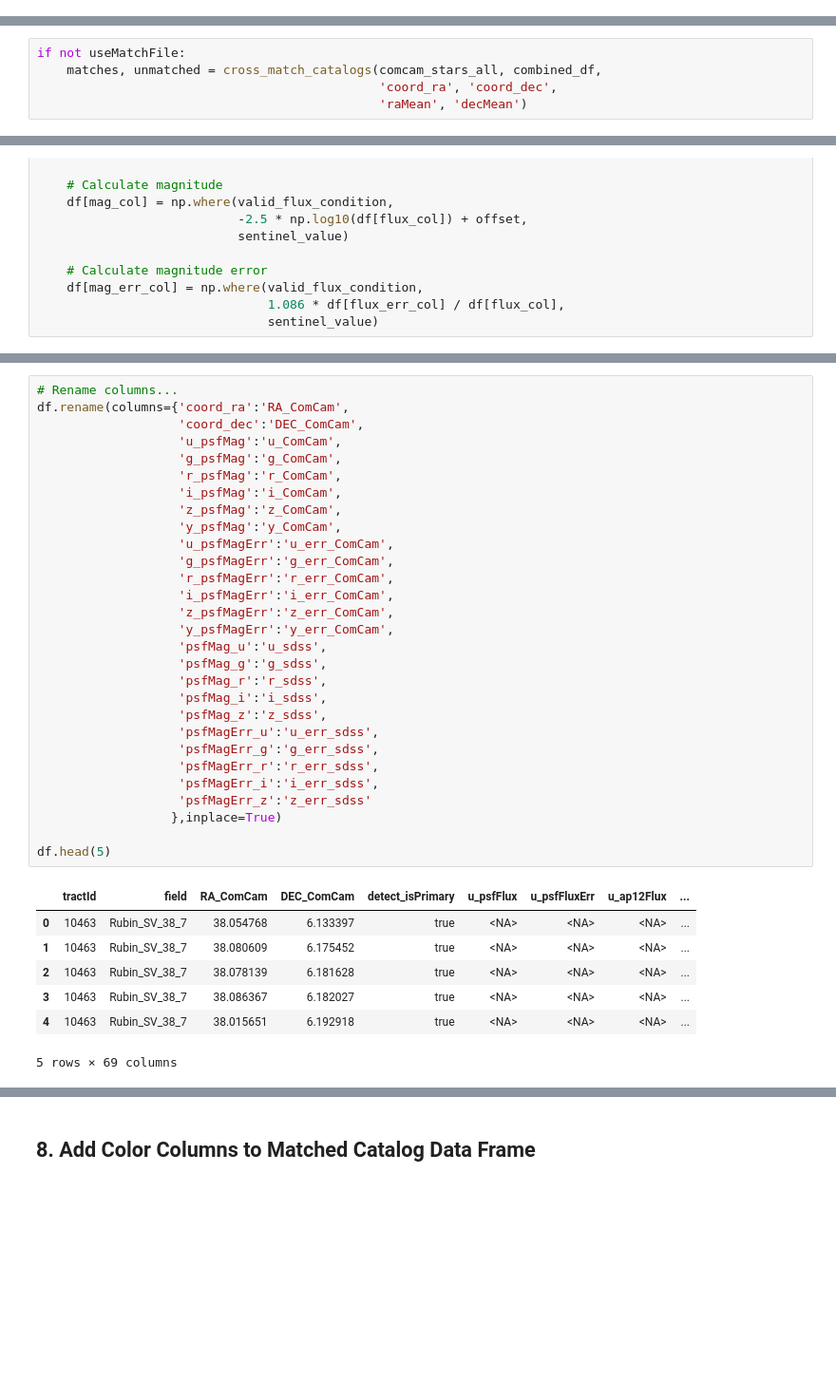
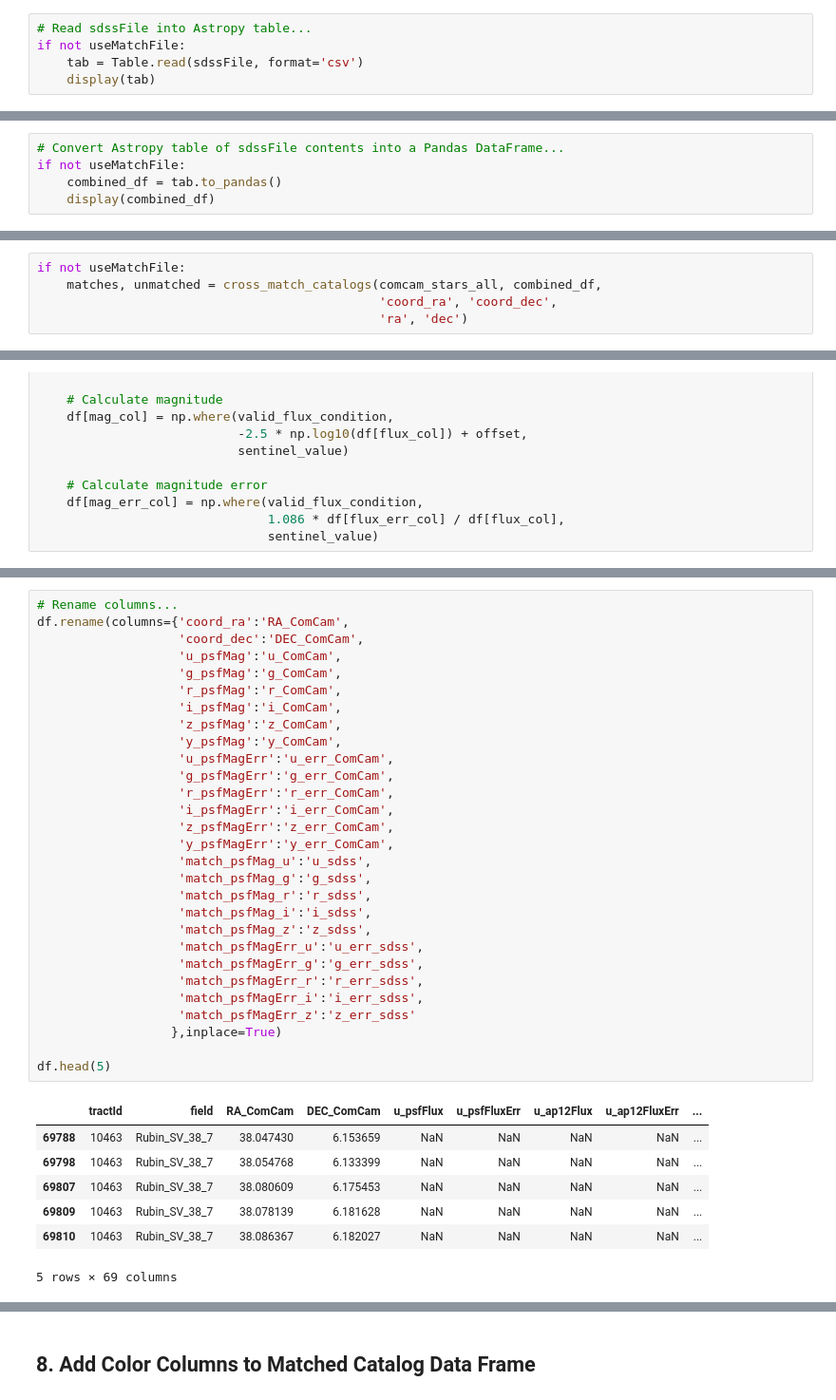
Before and after one commit to lsst-sitcom/sciunit_photocalib, a Jupyter notebook: notebooks/FilterTransforms/TransformationEquations_ComCam_SDSS_DR18.ipynb, the cells around one changed output, grey strips where cells are left out. Shown at 95% size. Drawn from its saved outputs; the diff is of its cells as text; blank space fills up the shorter version.

```diff
--- a/notebooks/FilterTransforms/TransformationEquations_ComCam_SDSS_DR18.ipynb
+++ b/notebooks/FilterTransforms/TransformationEquations_ComCam_SDSS_DR18.ipynb
@@ -619,0 +562,5 @@ if not useMatchFile:
+# %%
+# Read sdssFile into Astropy table...
+if not useMatchFile:
+    tab = Table.read(sdssFile, format='csv')
+    display(tab)
@@ -619,0 +587,5 @@ if not useMatchFile:
+# %%
+# Convert Astropy table of sdssFile contents into a Pandas DataFrame...
+if not useMatchFile:
+    combined_df = tab.to_pandas()
+    display(combined_df)
@@ -623,7 +609,7 @@ if not useMatchFile:
 if not useMatchFile:
     matches, unmatched = cross_match_catalogs(comcam_stars_all, combined_df,
                                               'coord_ra', 'coord_dec',
-                                              'raMean', 'decMean')
+                                              'ra', 'dec')
 # %%
 if not useMatchFile:
     display(matches)
@@ -683,39 +697,39 @@ df
 # %%
 # Rename columns...
 df.rename(columns={'coord_ra':'RA_ComCam',
                    'coord_dec':'DEC_ComCam',
                    'u_psfMag':'u_ComCam',
                    'g_psfMag':'g_ComCam',
                    'r_psfMag':'r_ComCam',
                    'i_psfMag':'i_ComCam',
                    'z_psfMag':'z_ComCam',
                    'y_psfMag':'y_ComCam',
                    'u_psfMagErr':'u_err_ComCam',
                    'g_psfMagErr':'g_err_ComCam',
                    'r_psfMagErr':'r_err_ComCam',
                    'i_psfMagErr':'i_err_ComCam',
                    'z_psfMagErr':'z_err_ComCam',
                    'y_psfMagErr':'y_err_ComCam',
-                   'psfMag_u':'u_sdss',
-                   'psfMag_g':'g_sdss',
-                   'psfMag_r':'r_sdss',
-                   'psfMag_i':'i_sdss',
-                   'psfMag_z':'z_sdss',
-                   'psfMagErr_u':'u_err_sdss',
-                   'psfMagErr_g':'g_err_sdss',
-                   'psfMagErr_r':'r_err_sdss',
-                   'psfMagErr_i':'i_err_sdss',
-                   'psfMagErr_z':'z_err_sdss'
+                   'match_psfMag_u':'u_sdss',
+                   'match_psfMag_g':'g_sdss',
+                   'match_psfMag_r':'r_sdss',
+                   'match_psfMag_i':'i_sdss',
+                   'match_psfMag_z':'z_sdss',
+                   'match_psfMagErr_u':'u_err_sdss',
+                   'match_psfMagErr_g':'g_err_sdss',
+                   'match_psfMagErr_r':'r_err_sdss',
+                   'match_psfMagErr_i':'i_err_sdss',
+                   'match_psfMagErr_z':'z_err_sdss'
                   },inplace=True)
 
 df.head(5)
 # %% [output]
-|  | tractId | field | RA_ComCam | DEC_ComCam | detect_isPrimary | u_psfFlux | u_psfFluxErr | u_ap12Flux | ... |
-| 0 | 10463 | Rubin_SV_38_7 | 38.054768 | 6.133397 | true | <NA> | <NA> | <NA> | ... |
-| 1 | 10463 | Rubin_SV_38_7 | 38.080609 | 6.175452 | true | <NA> | <NA> | <NA> | ... |
-| 2 | 10463 | Rubin_SV_38_7 | 38.078139 | 6.181628 | true | <NA> | <NA> | <NA> | ... |
-| 3 | 10463 | Rubin_SV_38_7 | 38.086367 | 6.182027 | true | <NA> | <NA> | <NA> | ... |
-| 4 | 10463 | Rubin_SV_38_7 | 38.015651 | 6.192918 | true | <NA> | <NA> | <NA> | ... |
+|  | tractId | field | RA_ComCam | DEC_ComCam | u_psfFlux | u_psfFluxErr | u_ap12Flux | u_ap12FluxErr | ... |
+| 69788 | 10463 | Rubin_SV_38_7 | 38.047430 | 6.153659 | NaN | NaN | NaN | NaN | ... |
+| 69798 | 10463 | Rubin_SV_38_7 | 38.054768 | 6.133399 | NaN | NaN | NaN | NaN | ... |
+| 69807 | 10463 | Rubin_SV_38_7 | 38.080609 | 6.175453 | NaN | NaN | NaN | NaN | ... |
+| 69809 | 10463 | Rubin_SV_38_7 | 38.078139 | 6.181628 | NaN | NaN | NaN | NaN | ... |
+| 69810 | 10463 | Rubin_SV_38_7 | 38.086367 | 6.182027 | NaN | NaN | NaN | NaN | ... |
 5 rows × 69 columns
 # %%
 for col in df.columns:
```
Also changed, not shown: parts of 22 cells of this notebook.
